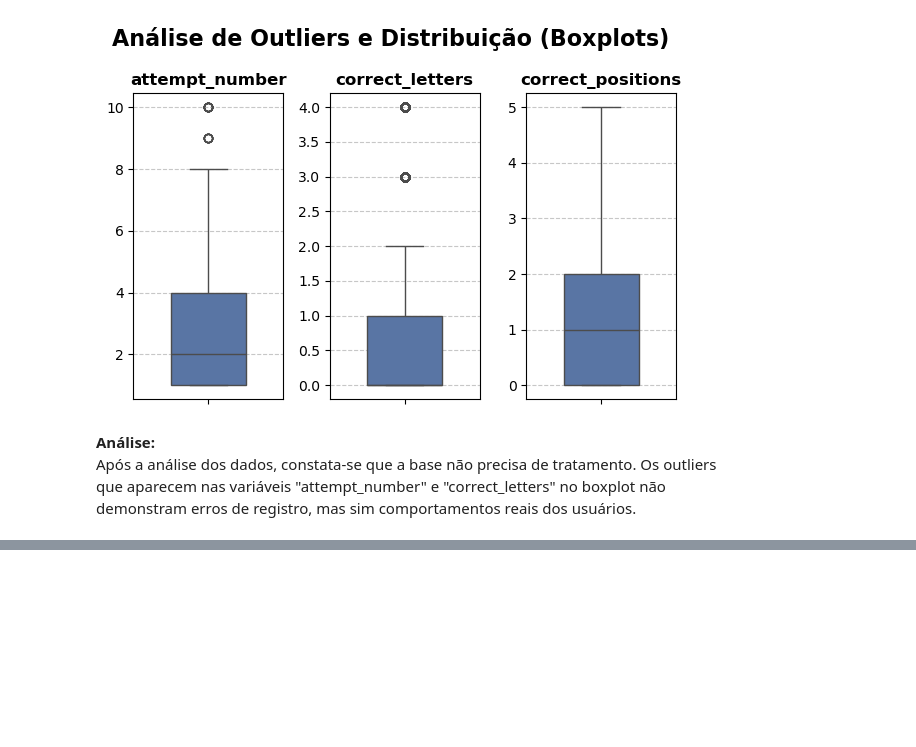
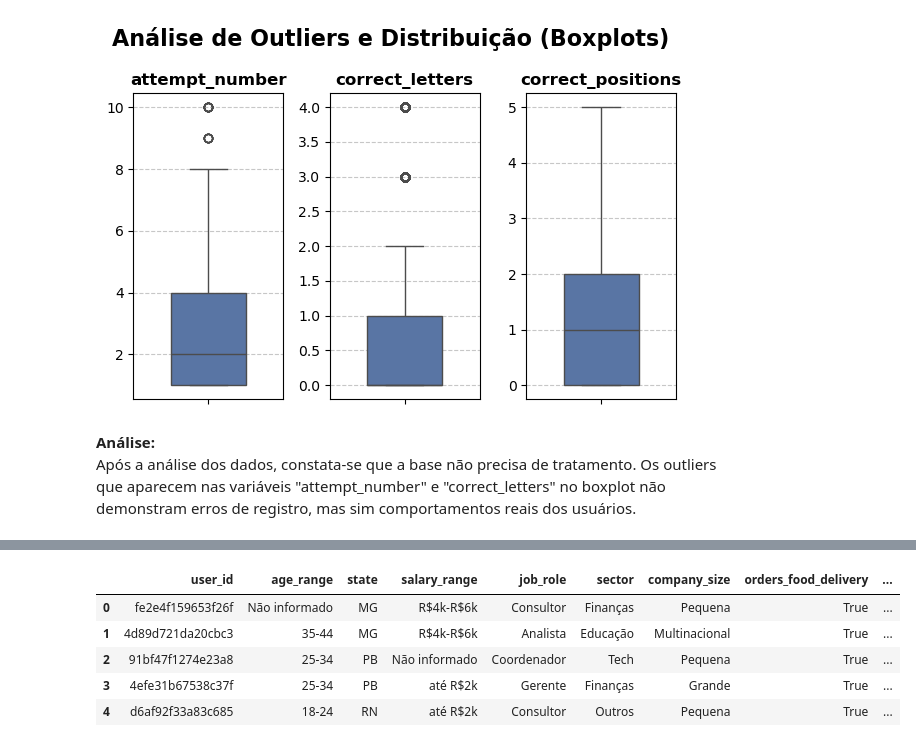
Before and after one commit to Fernandonneto/Case_Processo_Seletivo_-_Analista_de_Dados_Produto_-_Growth, a Jupyter notebook: I_Etapa_-_Tratamento_dados.ipynb, the cells around one changed output, grey strips where cells are left out. Saved outputs shown, nothing was run; the diff lists cells and outputs as text; code cells hidden in the pictures; blank space fills up the shorter version.

```diff
--- a/I_Etapa_-_Tratamento_dados.ipynb
+++ b/I_Etapa_-_Tratamento_dados.ipynb
@@ -444,0 +588,32 @@ Após a análise dos dados, constata-se que a base não precisa de tratamento. O
+# %%
+# Correção dos valores das variáveis "state" e "job_role"
+usuarios['state'] = usuarios['state'].replace({
+    'São Paulo': 'SP',
+    'Minas Gerais': 'MG'
+})
+
+usuarios['job_role'] = usuarios['job_role'].replace({
+    'analista': 'Analista', 'consultor': 'Consultor',
+    'desenvolvedor': 'Desenvolvedor', 'professor': 'Professor',
+    'coordenador': 'Coordenador', 'estudante': 'Estudante',
+    'engenheiro': 'Engenheiro', 'diretor': 'Diretor',
+    'designer': 'Designer', 'gerente': 'Gerente'
+})
+
+# Correção e padronização da variável "typical_play_time"
+usuarios['typical_play_time'] = usuarios['typical_play_time'].replace({
+    'afternoon': 'Afternoon', 'morning': 'Morning',
+    'evening': 'Night', 'night': 'Night'
+})
+
+# Padronização das variáveis "sector" e "company_size"
+usuarios['sector'] = usuarios['sector'].replace({
+    'finanças': 'Finanças', 'educação': 'Educação', 'tech': 'Tech',
+    'outros': 'Outros', 'varejo': 'Varejo', 'direito': 'Direito',
+    'marketing': 'Marketing', 'saúde': 'Saúde'
+})
+
+usuarios['company_size'] = usuarios['company_size'].replace({
+    'pequena': 'Pequena', 'multinacional': 'Multinacional',
+    'grande': 'Grande', 'média': 'Média', 'MEI/micro': 'MEI/Micro'
+})
@@ -444,0 +729,10 @@ Após a análise dos dados, constata-se que a base não precisa de tratamento. O
+# %%
+# Exibição da base de dados após exclusão da variável
+usuarios.head()
+# %% [output]
+|  | user_id | age_range | state | salary_range | job_role | sector | company_size | orders_food_delivery | ... |
+| 0 | fe2e4f159653f26f | Não informado | MG | R$4k-R$6k | Consultor | Finanças | Pequena | True | ... |
+| 1 | 4d89d721da20cbc3 | 35-44 | MG | R$4k-R$6k | Analista | Educação | Multinacional | True | ... |
+| 2 | 91bf47f1274e23a8 | 25-34 | PB | Não informado | Coordenador | Tech | Pequena | True | ... |
+| 3 | 4efe31b67538c37f | 25-34 | PB | até R$2k | Gerente | Finanças | Grande | True | ... |
+| 4 | d6af92f33a83c685 | 18-24 | RN | até R$2k | Consultor | Outros | Pequena | True | ... |
```
Also changed, not shown: parts of 35 cells of this notebook.
